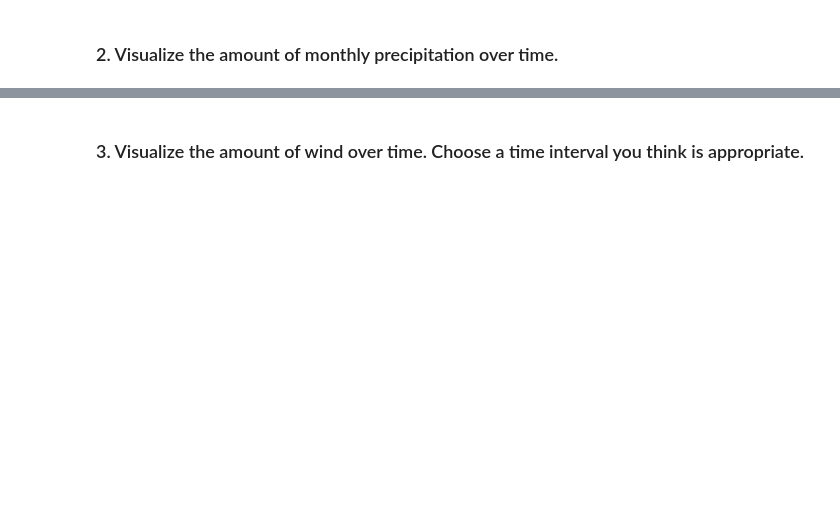
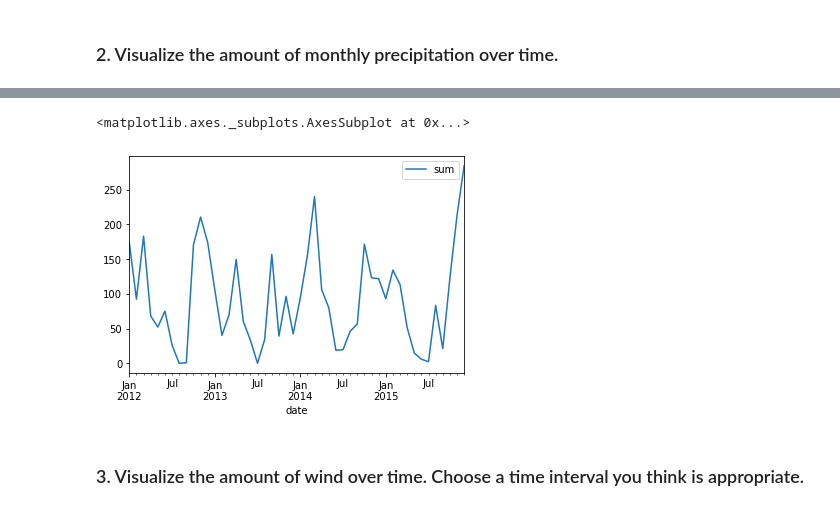
Before and after one commit to CSolitaire/time-series-exercises, a Jupyter notebook: time-series-manipulation.ipynb, the cells around one changed output, grey strips where cells are left out. Cells and saved outputs as stored; diff of their text form; code cells hidden in the pictures; blank space fills up the shorter version.

```diff
--- a/time-series-manipulation.ipynb
+++ b/time-series-manipulation.ipynb
@@ -232,2 +270,11 @@ August was found to demonstate the greatest monthly variability in 2010.
 # %% [markdown]
 ### 2. Visualize the amount of monthly precipitation over time.
+# %%
+# Call in df
+df = data.seattle_weather()
+df.head()
+# Sort Index
+df = df.set_index('date').sort_index()
+# Aggregate my month
+df = df.resample('M')['precipitation'].agg(['sum'])
+df.head()
@@ -234,2 +289,7 @@ August was found to demonstate the greatest monthly variability in 2010.
+# %%
+df.plot()
+# %% [output]
+<matplotlib.axes._subplots.AxesSubplot at 0x...>
+[figure, added]
 # %% [markdown]
 ### 3. Visualize the amount of wind over time. Choose a time interval you think is appropriate.
```
Also changed, not shown: parts of 14 cells of this notebook.
